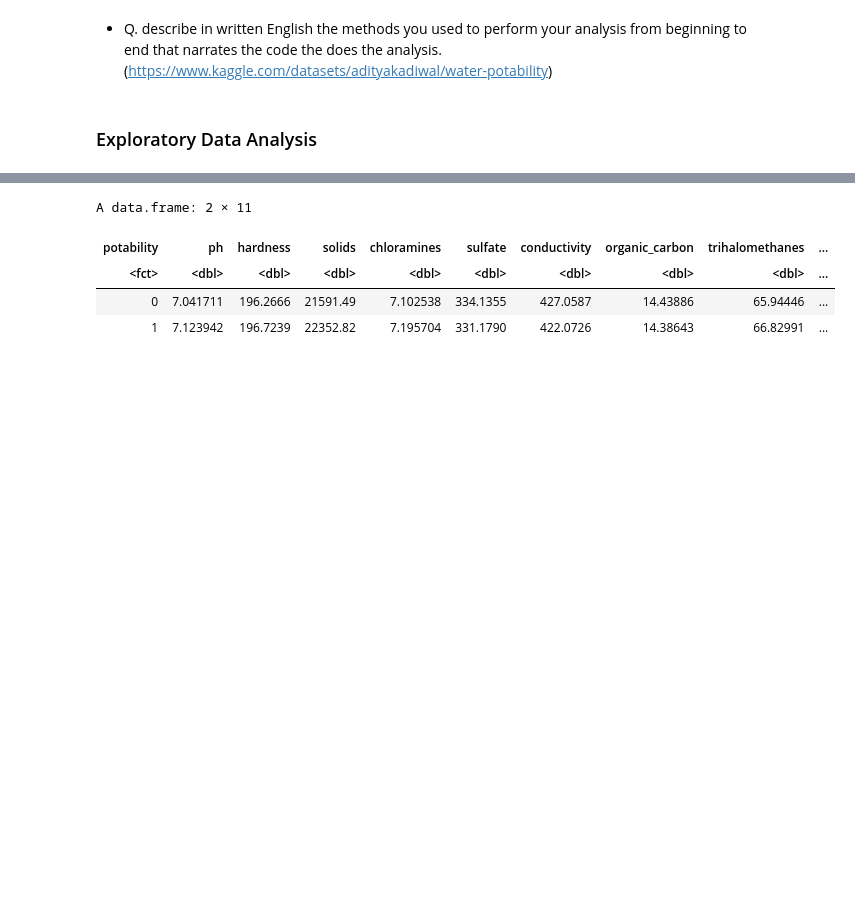
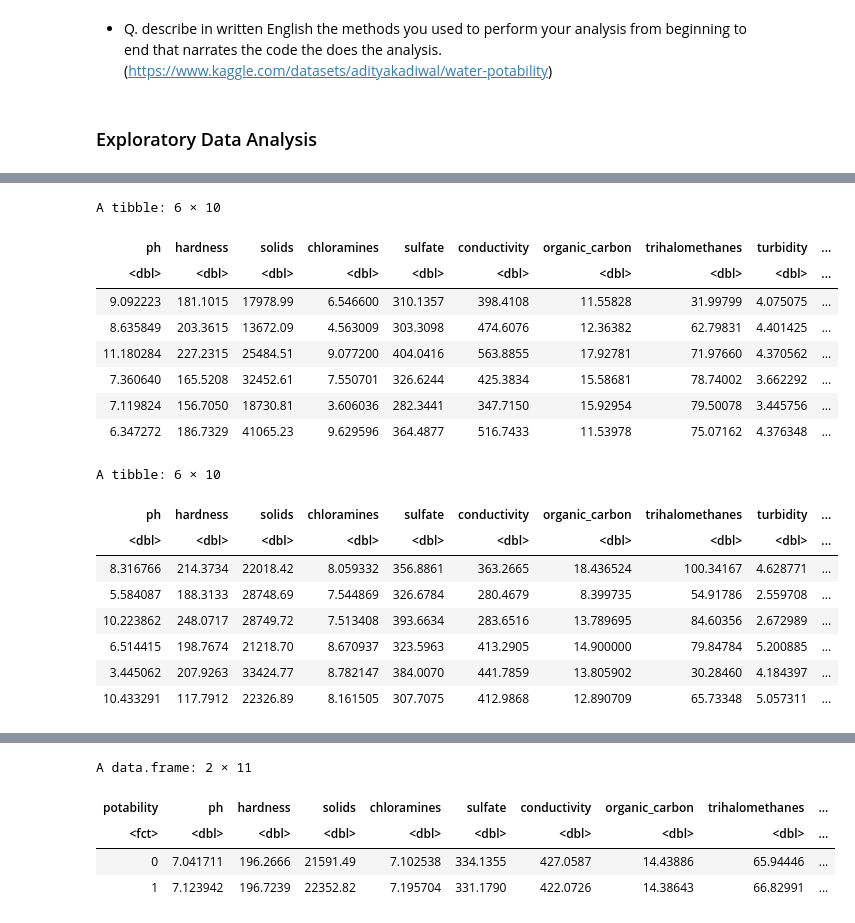
Before and after one commit to kashish1928/Dsci100_Group93_, a Jupyter notebook: Group-Project-Report.ipynb, the cells around one changed output, grey strips where cells are left out. Drawn from its saved outputs; the diff is of its cells as text; code cells hidden in the pictures; blank space fills up the shorter version.

```diff
--- a/Group-Project-Report.ipynb
+++ b/Group-Project-Report.ipynb
@@ -66,8 +87,30 @@ A tibble: 6 × 10
 # %%
-#3. CREATE TRAINING DATA
+#3. CREATE TRAINING DATA and TESTING DATA
 water_split <- water_potability_clean |> #split the data 0.75/0.25
     initial_split(prop = 0.75, strata = potability)
 
 
 water_train <- training(water_split)  #set the 0.75 split as the training data
-water_test<-testing(water_split)
+water_test <- testing(water_split) #set the 0.25 split as the testing data
+
+head(water_train)
+head(water_test)
+# %% [output]
+A tibble: 6 × 10
+| ph | hardness | solids | chloramines | sulfate | conductivity | organic_carbon | trihalomethanes | turbidity | ... |
+| <dbl> | <dbl> | <dbl> | <dbl> | <dbl> | <dbl> | <dbl> | <dbl> | <dbl> | ... |
+| 9.092223 | 181.1015 | 17978.99 | 6.546600 | 310.1357 | 398.4108 | 11.55828 | 31.99799 | 4.075075 | ... |
+| 8.635849 | 203.3615 | 13672.09 | 4.563009 | 303.3098 | 474.6076 | 12.36382 | 62.79831 | 4.401425 | ... |
+| 11.180284 | 227.2315 | 25484.51 | 9.077200 | 404.0416 | 563.8855 | 17.92781 | 71.97660 | 4.370562 | ... |
+| 7.360640 | 165.5208 | 32452.61 | 7.550701 | 326.6244 | 425.3834 | 15.58681 | 78.74002 | 3.662292 | ... |
+| 7.119824 | 156.7050 | 18730.81 | 3.606036 | 282.3441 | 347.7150 | 15.92954 | 79.50078 | 3.445756 | ... |
+| 6.347272 | 186.7329 | 41065.23 | 9.629596 | 364.4877 | 516.7433 | 11.53978 | 75.07162 | 4.376348 | ... |
+A tibble: 6 × 10
+| ph | hardness | solids | chloramines | sulfate | conductivity | organic_carbon | trihalomethanes | turbidity | ... |
+| <dbl> | <dbl> | <dbl> | <dbl> | <dbl> | <dbl> | <dbl> | <dbl> | <dbl> | ... |
+| 8.316766 | 214.3734 | 22018.42 | 8.059332 | 356.8861 | 363.2665 | 18.436524 | 100.34167 | 4.628771 | ... |
+| 5.584087 | 188.3133 | 28748.69 | 7.544869 | 326.6784 | 280.4679 | 8.399735 | 54.91786 | 2.559708 | ... |
+| 10.223862 | 248.0717 | 28749.72 | 7.513408 | 393.6634 | 283.6516 | 13.789695 | 84.60356 | 2.672989 | ... |
+| 6.514415 | 198.7674 | 21218.70 | 8.670937 | 323.5963 | 413.2905 | 14.900000 | 79.84784 | 5.200885 | ... |
+| 3.445062 | 207.9263 | 33424.77 | 8.782147 | 384.0070 | 441.7859 | 13.805902 | 30.28460 | 4.184397 | ... |
+| 10.433291 | 117.7912 | 22326.89 | 8.161505 | 307.7075 | 412.9868 | 12.890709 | 65.73348 | 5.057311 | ... |
```
Also changed, not shown: parts of 9 cells of this notebook.
